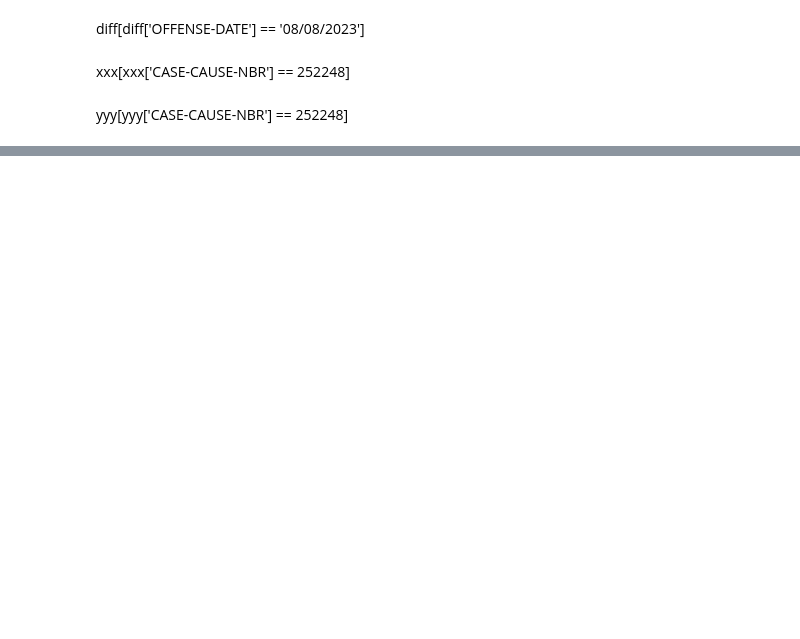
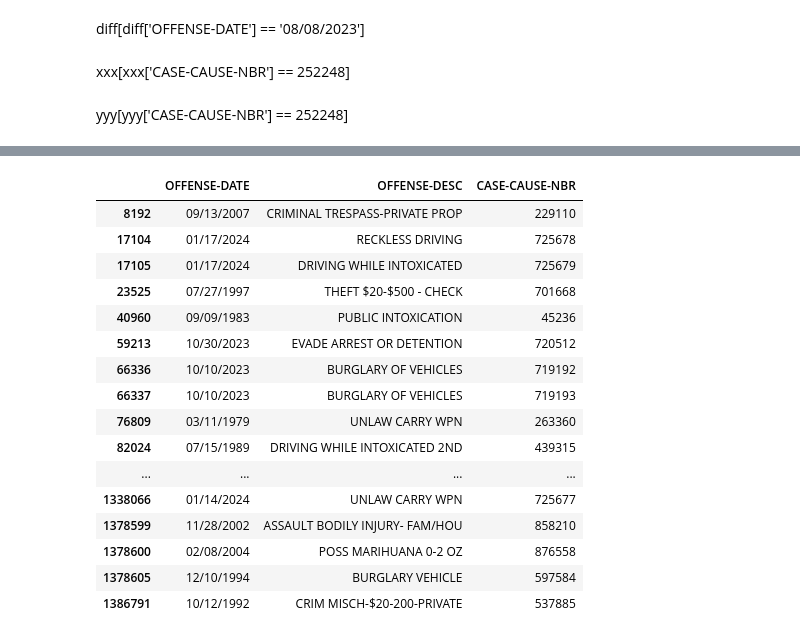
Before and after one commit to ldhagen/Bexar_Records, a Jupyter notebook: Bexar_Misdemeanor_Records.ipynb, the cells around one changed output, grey strips where cells are left out. Drawn from its saved outputs; the diff is of its cells as text; code cells hidden in the pictures; blank space fills up the shorter version.

```diff
--- a/Bexar_Misdemeanor_Records.ipynb
+++ b/Bexar_Misdemeanor_Records.ipynb
@@ -152,4 +272,22 @@ len(zzz)
 # %%
-zzz.loc[:,['OFFENSE-DATE','OFFENSE-DESC']]
+zzz.loc[:,['OFFENSE-DATE','OFFENSE-DESC','CASE-CAUSE-NBR']]
+# %% [output]
+|  | OFFENSE-DATE | OFFENSE-DESC | CASE-CAUSE-NBR |
+| 8192 | 09/13/2007 | CRIMINAL TRESPASS-PRIVATE PROP | 229110 |
+| 17104 | 01/17/2024 | RECKLESS DRIVING | 725678 |
+| 17105 | 01/17/2024 | DRIVING WHILE INTOXICATED | 725679 |
+| 23525 | 07/27/1997 | THEFT $20-$500 - CHECK | 701668 |
+| 40960 | 09/09/1983 | PUBLIC INTOXICATION | 45236 |
+| 59213 | 10/30/2023 | EVADE ARREST OR DETENTION | 720512 |
+| 66336 | 10/10/2023 | BURGLARY OF VEHICLES | 719192 |
+| 66337 | 10/10/2023 | BURGLARY OF VEHICLES | 719193 |
+| 76809 | 03/11/1979 | UNLAW CARRY WPN | 263360 |
+| 82024 | 07/15/1989 | DRIVING WHILE INTOXICATED 2ND | 439315 |
+| ... | ... | ... | ... |
+| 1338066 | 01/14/2024 | UNLAW CARRY WPN | 725677 |
+| 1378599 | 11/28/2002 | ASSAULT BODILY INJURY- FAM/HOU | 858210 |
+| 1378600 | 02/08/2004 | POSS MARIHUANA 0-2 OZ | 876558 |
+| 1378605 | 12/10/1994 | BURGLARY VEHICLE | 597584 |
+| 1386791 | 10/12/1992 | CRIM MISCH-$20-200-PRIVATE | 537885 |
 # %%
 len(aaa) - len(bbb)
```
Also changed, not shown: parts of 28 cells of this notebook, 2 other files.
